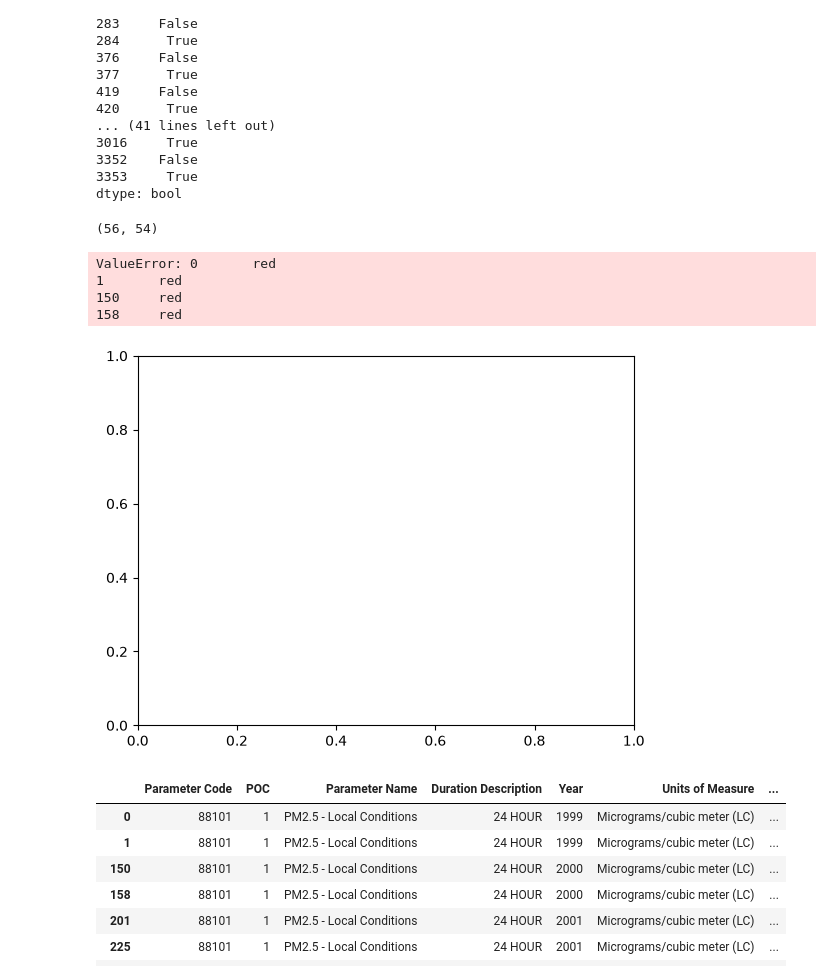
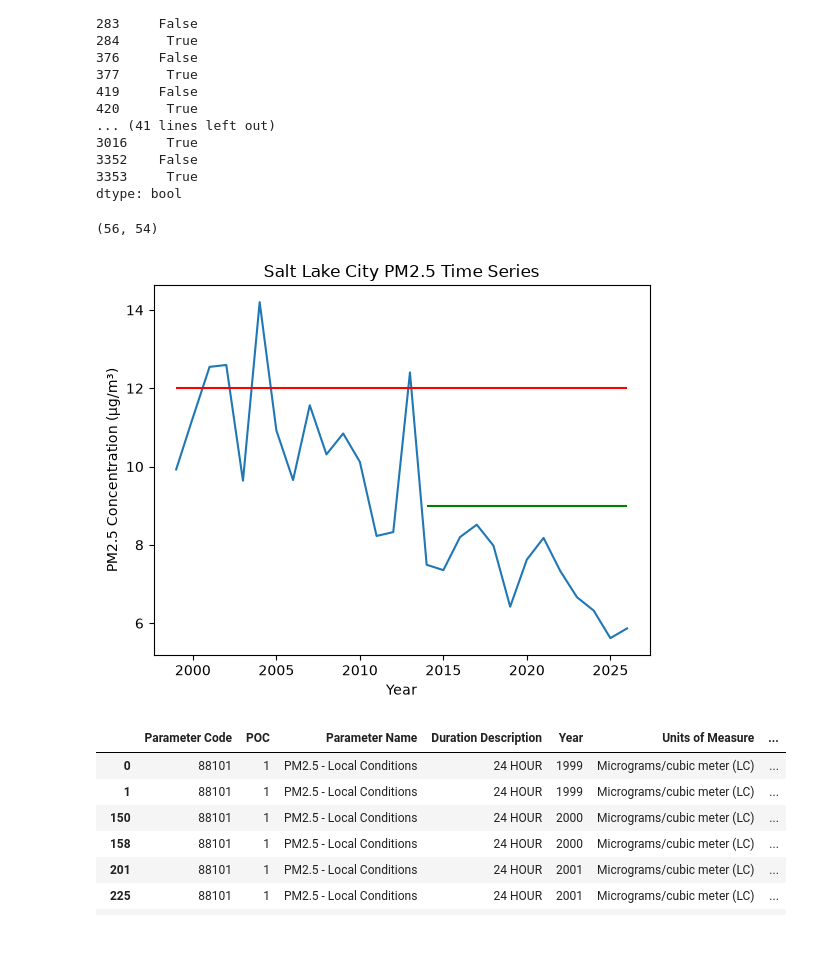
Before and after one commit to sodoo-gadal/UROP-SLC-AQ-, a Jupyter notebook: Salt_Lake_City_AQI/time_series.ipynb, the cells around one changed output. Cells and saved outputs as stored; diff of their text form; code cells hidden in the pictures; blank space fills up the shorter version.

```diff
--- a/Salt_Lake_City_AQI/time_series.ipynb
+++ b/Salt_Lake_City_AQI/time_series.ipynb
@@ -81,39 +81,35 @@ df = df[df['Arithmetic Mean'].apply(lambda x: isinstance(x, (int, float)))]
 
 df = df[df["Duration Description"] == "24 HOUR"]
 
 #print(df.head())
 
 #print(df())
 
 print(df.shape)
 
 #plot looks pretty darn good! just gotta filter for proper POC, remove duplicate data
 
 #df = df[df["POC"] == "5"]
 
 color_key = {"1": "red", "5": "blue", "6": "green", "3": "purple"}
 mapped_colors = df['POC'].map(color_key)
 #highlight which POC is which
 
-plt.plot(df["Year"], df["Arithmetic Mean"], c = mapped_colors)
+plt.plot(df["Year"], df["Arithmetic Mean"],)
 plt.title("Salt Lake City PM2.5 Time Series")
 plt.xlabel("Year")
 plt.ylabel("PM2.5 Concentration (µg/m³)")
 #add in a legend describing the hlines
 plt.hlines(
     y=12,xmin=1999, xmax=2026, colors="red", label= "old EPA PM-2.5 requirement"
 )
 plt.hlines(
     y=9, xmin=2014, xmax = 2026, colors = "green", label = "new EPA PM-2.5 requirement"
 )
 plt.show()
 # %% [output]
 (56, 54)
-ValueError: 0       red
-1       red
-150     red
-158     red
-[figure, old version]
+[figure, new version]
 # %%
 df
 # %% [output]
```
